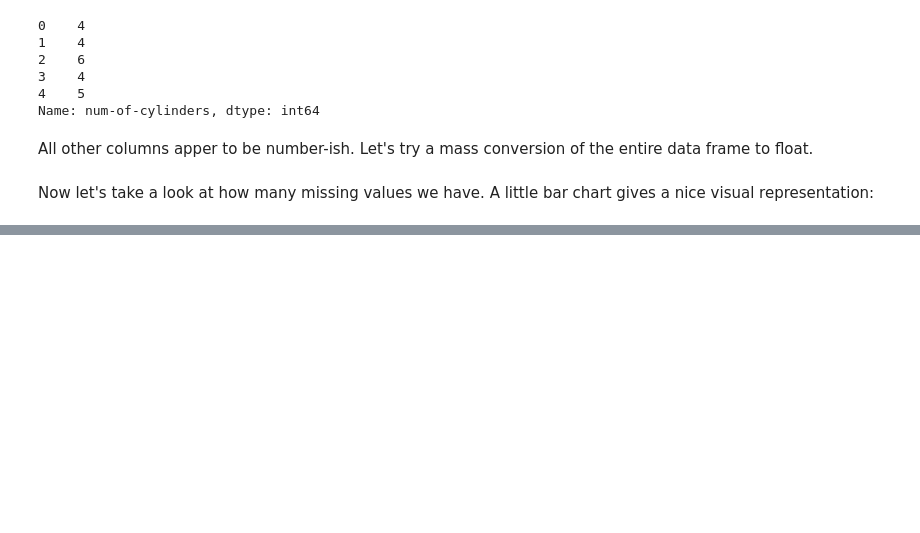
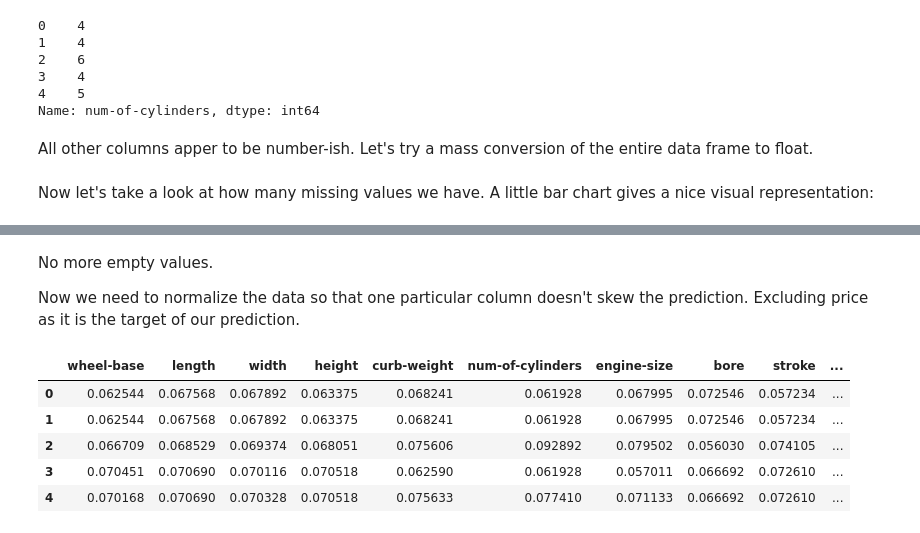
Before and after one commit to Adam-Klaum/car_prices, a Jupyter notebook: Basics.ipynb, the cells around one changed output, grey strips where cells are left out. Cells and saved outputs as stored; diff of their text form; code cells hidden in the pictures; blank space fills up the shorter version.

```diff
--- a/Basics.ipynb
+++ b/Basics.ipynb
@@ -189,0 +196,2 @@ plt.title('Number of missing values by column');
+# %%
+cars.drop('normalized_losses', inplace=True, axis=1)
@@ -189,0 +200,8 @@ plt.title('Number of missing values by column');
+# %%
+imp = Imputer(strategy='mean')
+# %%
+cars['price'] = imp.fit_transform(cars[['price']])
+cars['peak-rpm'] = imp.fit_transform(cars[['peak-rpm']])
+cars['horsepower'] = imp.fit_transform(cars[['horsepower']])
+cars['stroke'] = imp.fit_transform(cars[['stroke']])
+cars['bore'] = imp.fit_transform(cars[['bore']])
@@ -189,0 +227,17 @@ plt.title('Number of missing values by column');
+# %% [markdown]
+No more empty values.
+
+Now we need to normalize the data so that one particular column doesn't skew the prediction.  Excluding price as it is the target of our prediction.
+# %%
+for column in cars.columns:
+    if column != 'price':
+        cars[column] = normalize(cars[[column]], axis=0)
+# %%
+cars.head()
+# %% [output]
+|  | wheel-base | length | width | height | curb-weight | num-of-cylinders | engine-size | bore | stroke | ... |
+| 0 | 0.062544 | 0.067568 | 0.067892 | 0.063375 | 0.068241 | 0.061928 | 0.067995 | 0.072546 | 0.057234 | ... |
+| 1 | 0.062544 | 0.067568 | 0.067892 | 0.063375 | 0.068241 | 0.061928 | 0.067995 | 0.072546 | 0.057234 | ... |
+| 2 | 0.066709 | 0.068529 | 0.069374 | 0.068051 | 0.075606 | 0.092892 | 0.079502 | 0.056030 | 0.074105 | ... |
+| 3 | 0.070451 | 0.070690 | 0.070116 | 0.070518 | 0.062590 | 0.061928 | 0.057011 | 0.066692 | 0.072610 | ... |
+| 4 | 0.070168 | 0.070690 | 0.070328 | 0.070518 | 0.075633 | 0.077410 | 0.071133 | 0.066692 | 0.072610 | ... |
```
Also changed, not shown: parts of 6 cells of this notebook, 1 other file.
